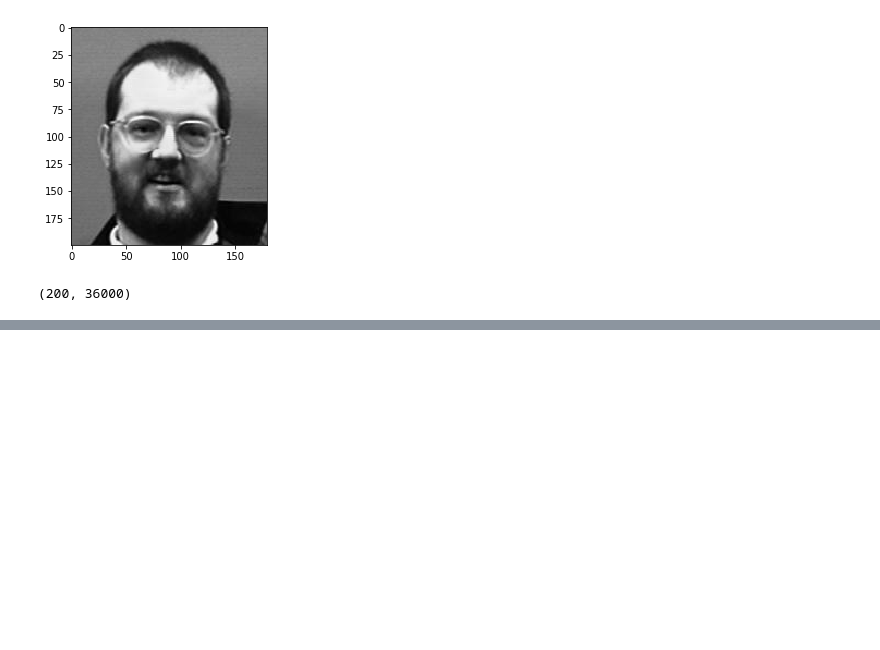
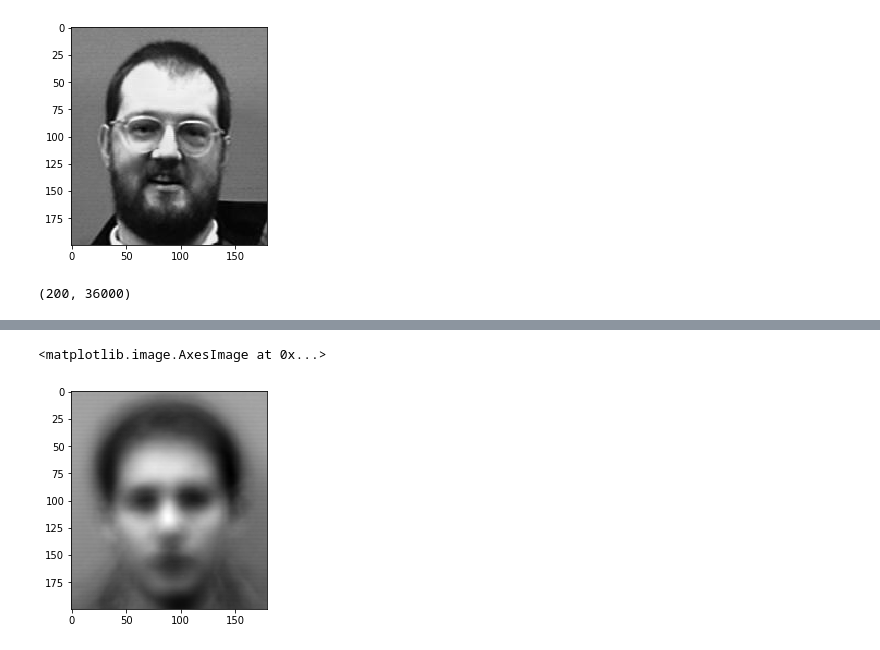
Before and after one commit to mmejiam-eafit/ms_data_science_project_i, a Jupyter notebook: eigenfaces/notebooks/Eigenfaces with Python.ipynb, the cells around one changed output, grey strips where cells are left out. Drawn from its saved outputs; the diff is of its cells as text; code cells hidden in the pictures; blank space fills up the shorter version.

Commit message:
Added eigenfaces and mean face to notebook

```diff
--- a/eigenfaces/notebooks/Eigenfaces with Python.ipynb
+++ b/eigenfaces/notebooks/Eigenfaces with Python.ipynb
@@ -33,0 +34,5 @@ for i in np.arange(rows * cols):
+# %%
+plt.imshow(pca.mean_.reshape(height, width), plt.cm.gray)
+# %% [output]
+<matplotlib.image.AxesImage at 0x...>
+[figure, added]
```
Also changed, not shown: parts of 1 cell of this notebook.
